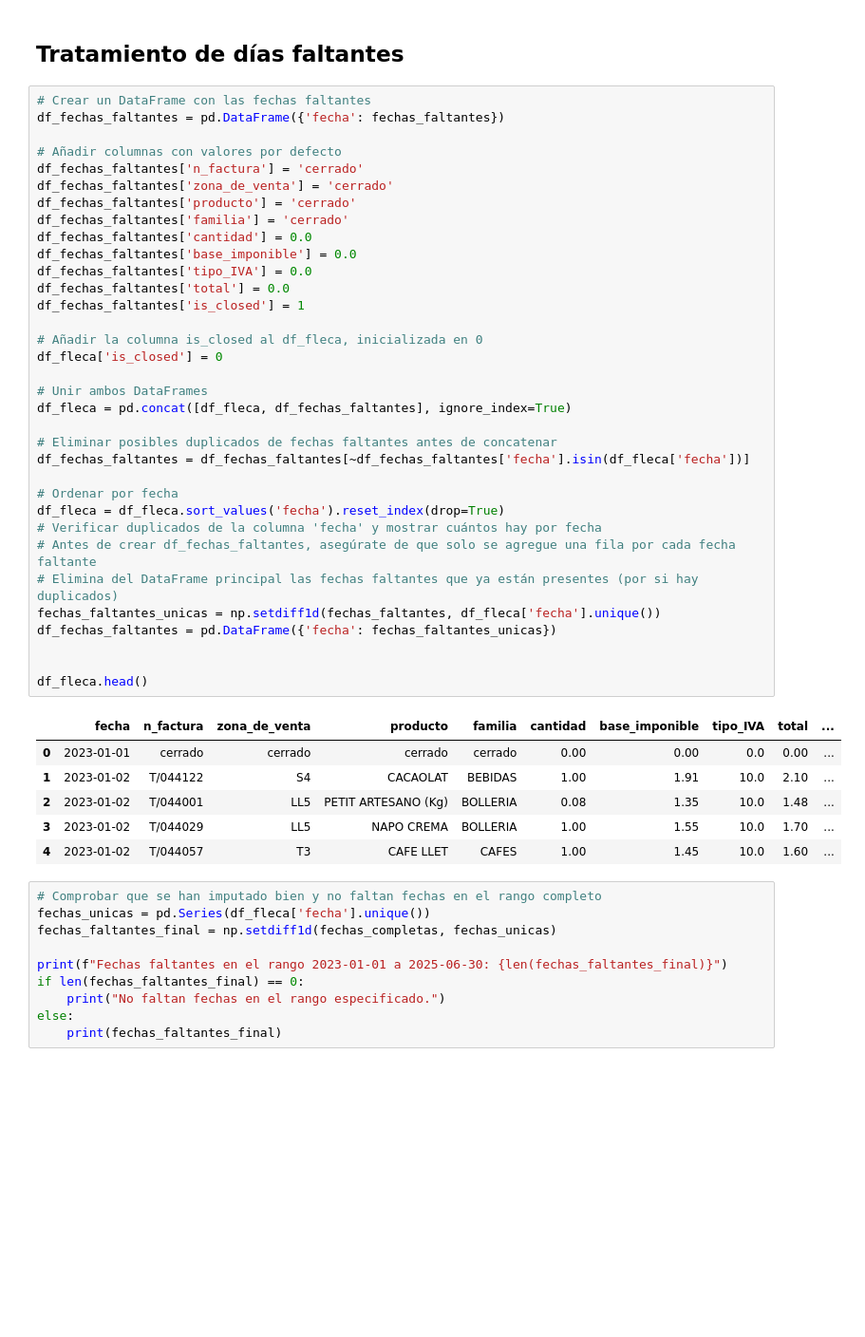
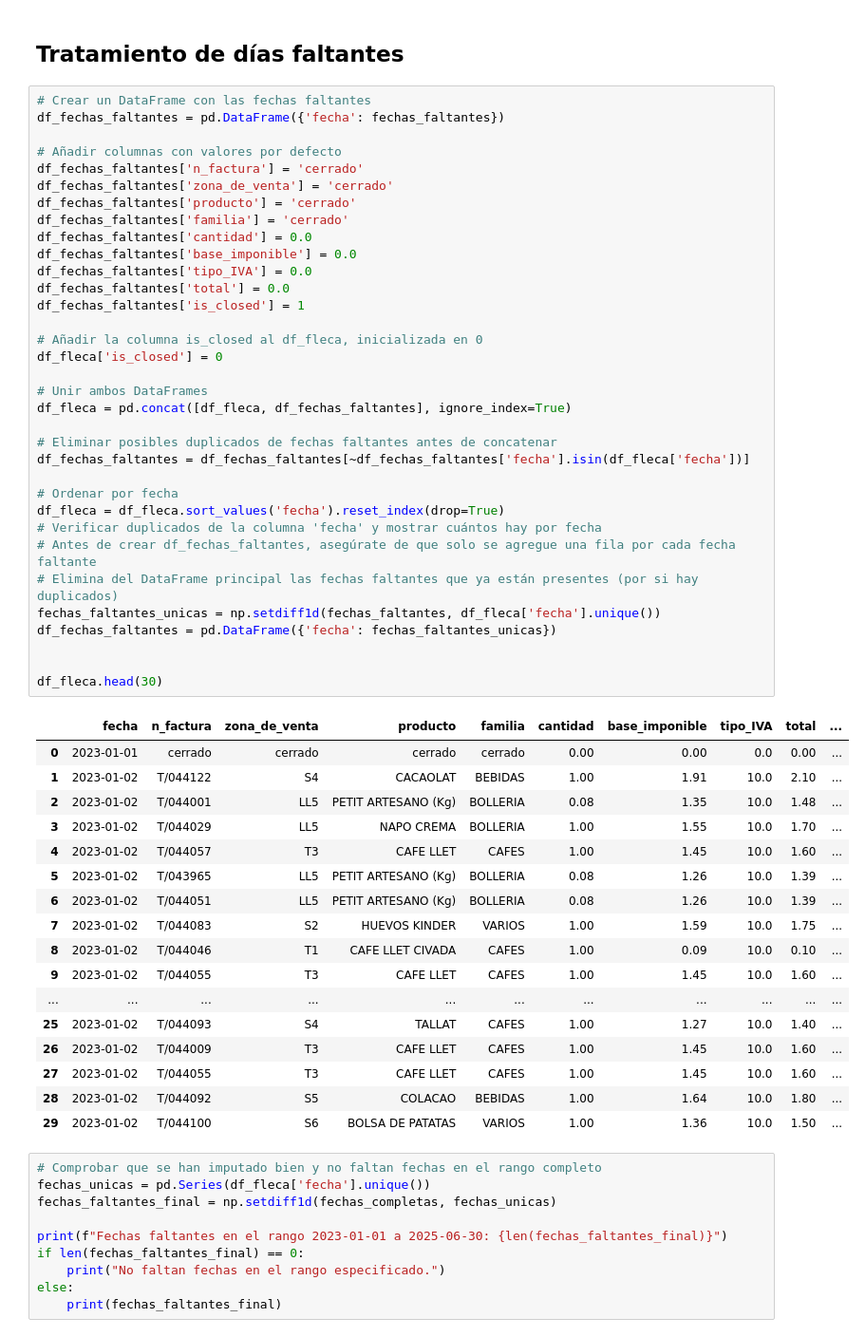
Before and after one commit to joquifer2/mlops_fleca_project, a Jupyter notebook: notebooks/v2_01_load_raw_data.ipynb, the cells around one changed output. Shown at 95% size. Cells and saved outputs as stored; diff of their text form; blank space fills up the shorter version.

```diff
--- a/notebooks/v2_01_load_raw_data.ipynb
+++ b/notebooks/v2_01_load_raw_data.ipynb
@@ -92,34 +92,45 @@ df_fechas_faltantes['cantidad'] = 0.0
 df_fechas_faltantes['base_imponible'] = 0.0
 df_fechas_faltantes['tipo_IVA'] = 0.0
 df_fechas_faltantes['total'] = 0.0
 df_fechas_faltantes['is_closed'] = 1
 
 # Añadir la columna is_closed al df_fleca, inicializada en 0
 df_fleca['is_closed'] = 0
 
 # Unir ambos DataFrames
 df_fleca = pd.concat([df_fleca, df_fechas_faltantes], ignore_index=True)
 
 # Eliminar posibles duplicados de fechas faltantes antes de concatenar
 df_fechas_faltantes = df_fechas_faltantes[~df_fechas_faltantes['fecha'].isin(df_fleca['fecha'])]
 
 # Ordenar por fecha
 df_fleca = df_fleca.sort_values('fecha').reset_index(drop=True)
 # Verificar duplicados de la columna 'fecha' y mostrar cuántos hay por fecha
 # Antes de crear df_fechas_faltantes, asegúrate de que solo se agregue una fila por cada fecha faltante
 # Elimina del DataFrame principal las fechas faltantes que ya están presentes (por si hay duplicados)
 fechas_faltantes_unicas = np.setdiff1d(fechas_faltantes, df_fleca['fecha'].unique())
 df_fechas_faltantes = pd.DataFrame({'fecha': fechas_faltantes_unicas})
 
 
-df_fleca.head()
+df_fleca.head(30)
 # %% [output]
 |  | fecha | n_factura | zona_de_venta | producto | familia | cantidad | base_imponible | tipo_IVA | total | ... |
 | 0 | 2023-01-01 | cerrado | cerrado | cerrado | cerrado | 0.00 | 0.00 | 0.0 | 0.00 | ... |
 | 1 | 2023-01-02 | T/044122 | S4 | CACAOLAT | BEBIDAS | 1.00 | 1.91 | 10.0 | 2.10 | ... |
 | 2 | 2023-01-02 | T/044001 | LL5 | PETIT ARTESANO (Kg) | BOLLERIA | 0.08 | 1.35 | 10.0 | 1.48 | ... |
 | 3 | 2023-01-02 | T/044029 | LL5 | NAPO CREMA | BOLLERIA | 1.00 | 1.55 | 10.0 | 1.70 | ... |
 | 4 | 2023-01-02 | T/044057 | T3 | CAFE LLET | CAFES | 1.00 | 1.45 | 10.0 | 1.60 | ... |
+| 5 | 2023-01-02 | T/043965 | LL5 | PETIT ARTESANO (Kg) | BOLLERIA | 0.08 | 1.26 | 10.0 | 1.39 | ... |
+| 6 | 2023-01-02 | T/044051 | LL5 | PETIT ARTESANO (Kg) | BOLLERIA | 0.08 | 1.26 | 10.0 | 1.39 | ... |
+| 7 | 2023-01-02 | T/044083 | S2 | HUEVOS KINDER | VARIOS | 1.00 | 1.59 | 10.0 | 1.75 | ... |
+| 8 | 2023-01-02 | T/044046 | T1 | CAFE LLET CIVADA | CAFES | 1.00 | 0.09 | 10.0 | 0.10 | ... |
+| 9 | 2023-01-02 | T/044055 | T3 | CAFE LLET | CAFES | 1.00 | 1.45 | 10.0 | 1.60 | ... |
+| ... | ... | ... | ... | ... | ... | ... | ... | ... | ... | ... |
+| 25 | 2023-01-02 | T/044093 | S4 | TALLAT | CAFES | 1.00 | 1.27 | 10.0 | 1.40 | ... |
+| 26 | 2023-01-02 | T/044009 | T3 | CAFE LLET | CAFES | 1.00 | 1.45 | 10.0 | 1.60 | ... |
+| 27 | 2023-01-02 | T/044055 | T3 | CAFE LLET | CAFES | 1.00 | 1.45 | 10.0 | 1.60 | ... |
+| 28 | 2023-01-02 | T/044092 | S5 | COLACAO | BEBIDAS | 1.00 | 1.64 | 10.0 | 1.80 | ... |
+| 29 | 2023-01-02 | T/044100 | S6 | BOLSA DE PATATAS | VARIOS | 1.00 | 1.36 | 10.0 | 1.50 | ... |
 # %%
 # Comprobar que se han imputado bien y no faltan fechas en el rango completo
 fechas_unicas = pd.Series(df_fleca['fecha'].unique())
```
Also changed, not shown: parts of 13 cells of this notebook, 1 other file.
